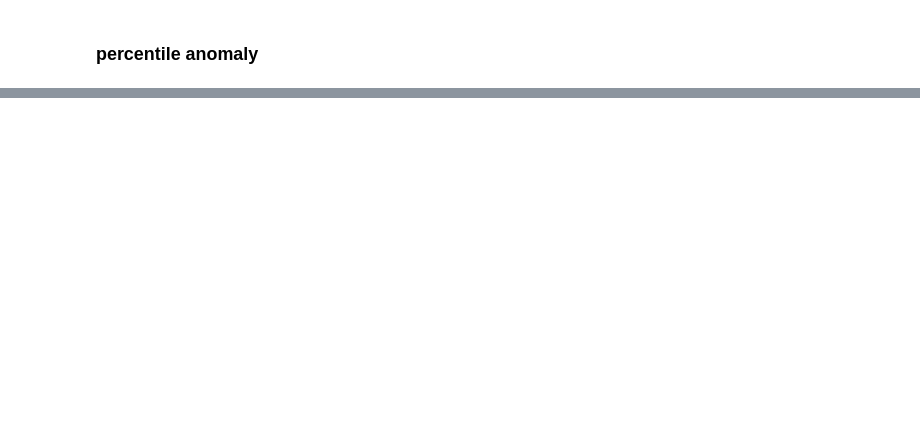
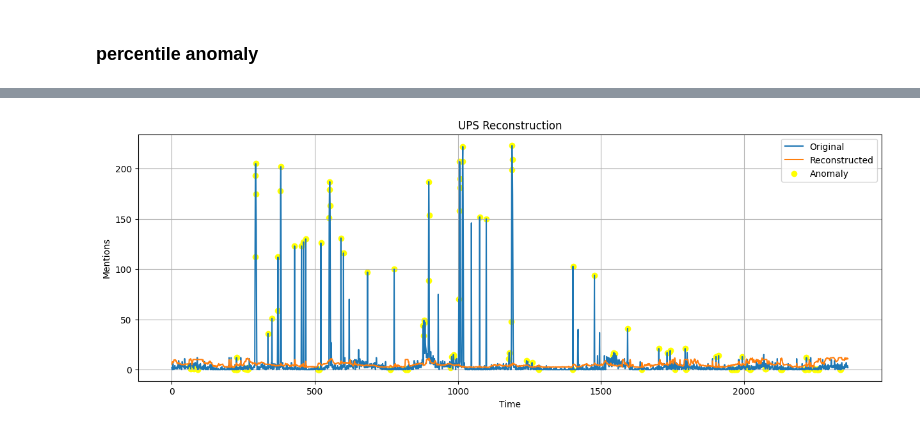
Before and after one commit to CMPE-255-G5/times-series-anomaly-detection-on-twitter-data, a Jupyter notebook: notebooks/VAE.ipynb, the cells around one changed output, grey strips where cells are left out. Drawn from its saved outputs; the diff is of its cells as text; code cells hidden in the pictures; blank space fills up the shorter version.

```diff
--- a/notebooks/VAE.ipynb
+++ b/notebooks/VAE.ipynb
@@ -731,0 +697,2 @@ plot_major_event(
+# %%
+test_anom = test_anom.astype(int)
@@ -731,0 +848,33 @@ plot_major_event(
+# %%
+import matplotlib.pyplot as plt
+import numpy as np
+
+plt.figure(figsize=(15,5))
+
+plt.plot(actual_flat, label="Original")
+
+plt.plot(
+    reconstructed_flat,
+    label="Reconstructed"
+)
+
+plt.scatter(
+    np.where(anomalies)[0],
+    actual_flat[anomalies],
+    marker='o',
+    label='Anomaly',
+    color='yellow'
+)
+
+plt.title(f"{company_name} Reconstruction")
+
+plt.xlabel("Time")
+plt.ylabel("Mentions")
+
+plt.legend()
+
+plt.grid(True)
+
+plt.show()
+# %% [output]
+[figure, added]
```
Also changed, not shown: parts of 60 cells of this notebook.
